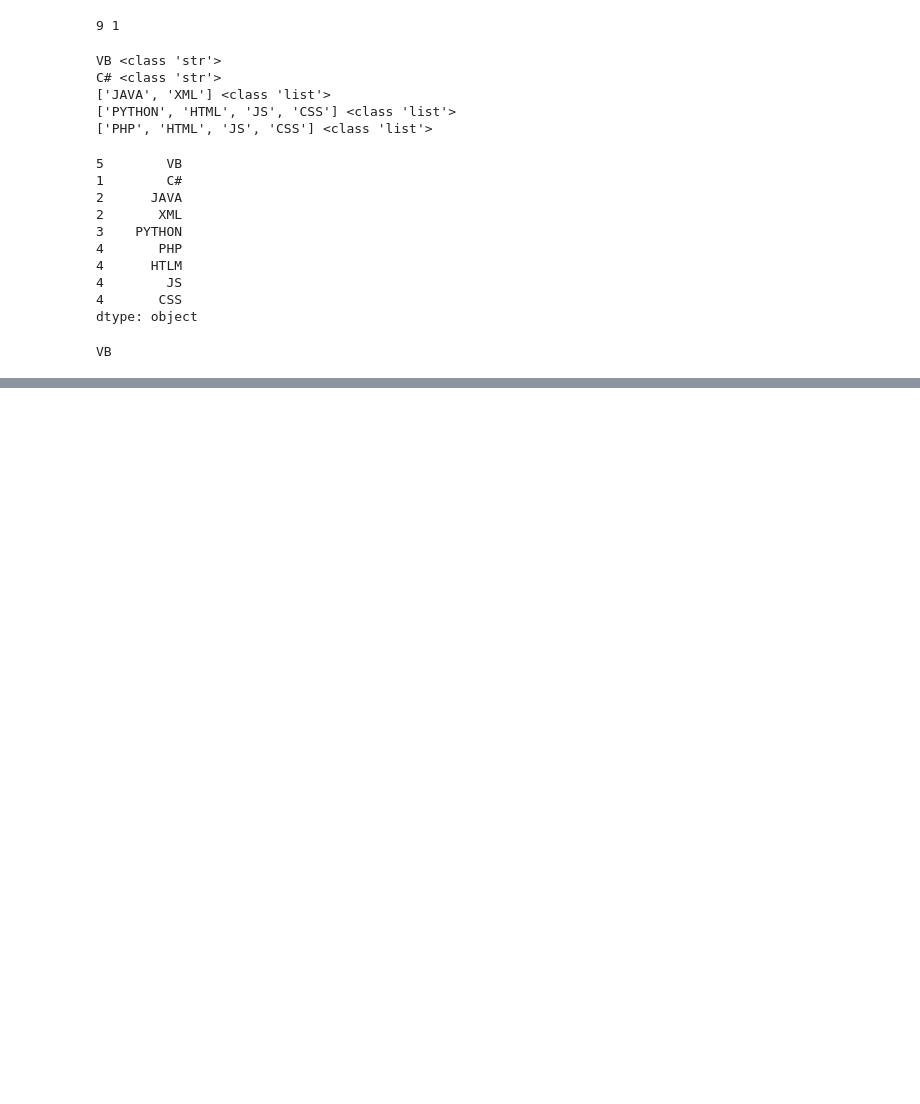
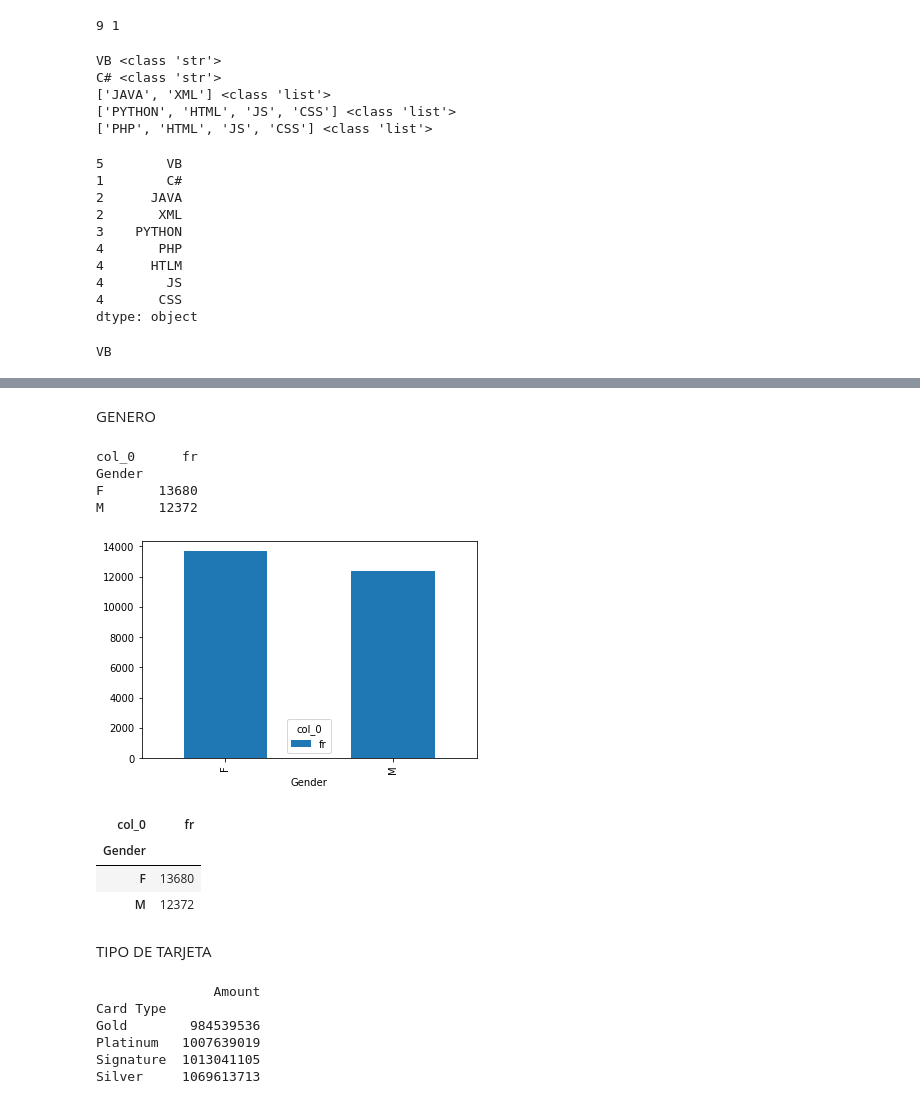
Before and after one commit to Fernando1809/Programacion-Computacional-III, a Jupyter notebook: Te_damos_la_bienvenida_a_Colaboratory.ipynb, the cells around one changed output, grey strips where cells are left out. Saved outputs shown, nothing was run; the diff lists cells and outputs as text; code cells hidden in the pictures; blank space fills up the shorter version.

```diff
--- a/Te_damos_la_bienvenida_a_Colaboratory.ipynb
+++ b/Te_damos_la_bienvenida_a_Colaboratory.ipynb
@@ -888,0 +896,3 @@ VB
+# %%
+tarjetas= pd.read_csv("/content/trx_tarjetas_credito.csv", sep=",", encoding="utf-8")
+print(tarjetas)
@@ -888,0 +914,32 @@ VB
+# %% [markdown]
+GENERO
+# %%
+gender= pd.crosstab(index= tarjetas["Gender"], columns="fr")
+print(gender)
+# %% [output]
+col_0      fr
+Gender
+F       13680
+M       12372
+# %%
+gender.plot(kind="bar")
+plt.show()
+gender.to_csv("/content/gender.csv")
+gender
+# %% [output]
+[figure, added]
+| col_0 | fr |
+| Gender |  |
+| F | 13680 |
+| M | 12372 |
+# %% [markdown]
+TIPO DE TARJETA
+# %%
+print(tarjetas.groupby(by=["Card Type"]).sum())
+# %% [output]
+               Amount
+Card Type
+Gold        984539536
+Platinum   1007639019
+Signature  1013041105
+Silver     1069613713
```
Also changed, not shown: parts of 11 cells of this notebook.
